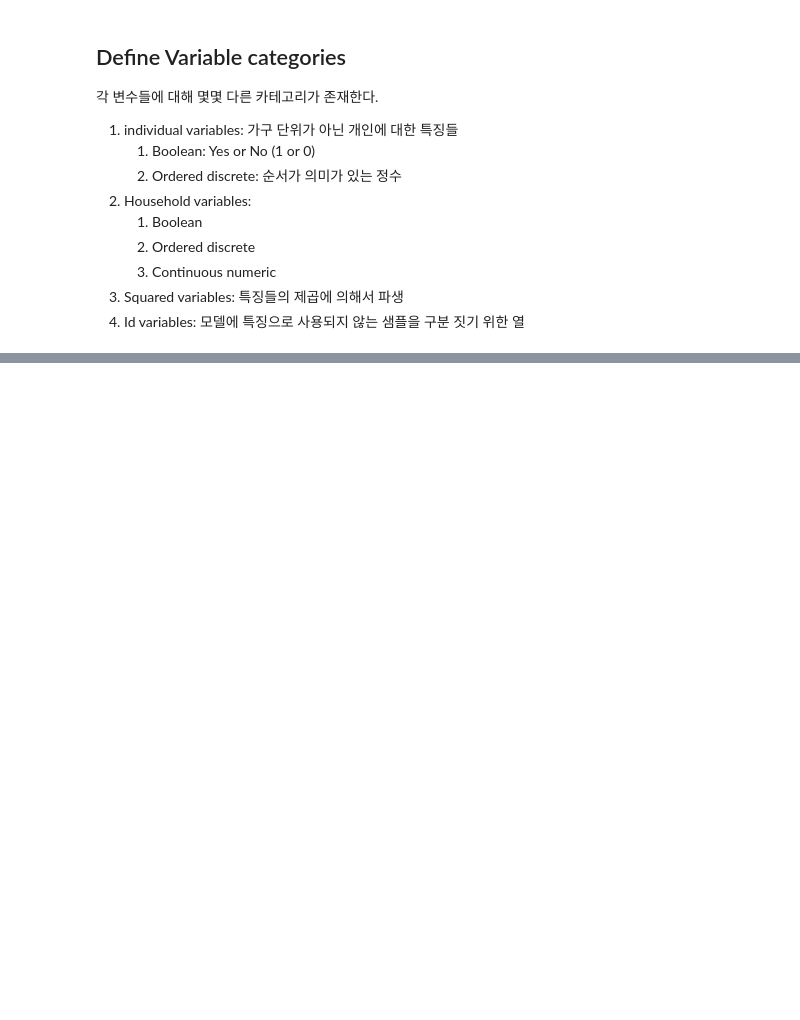
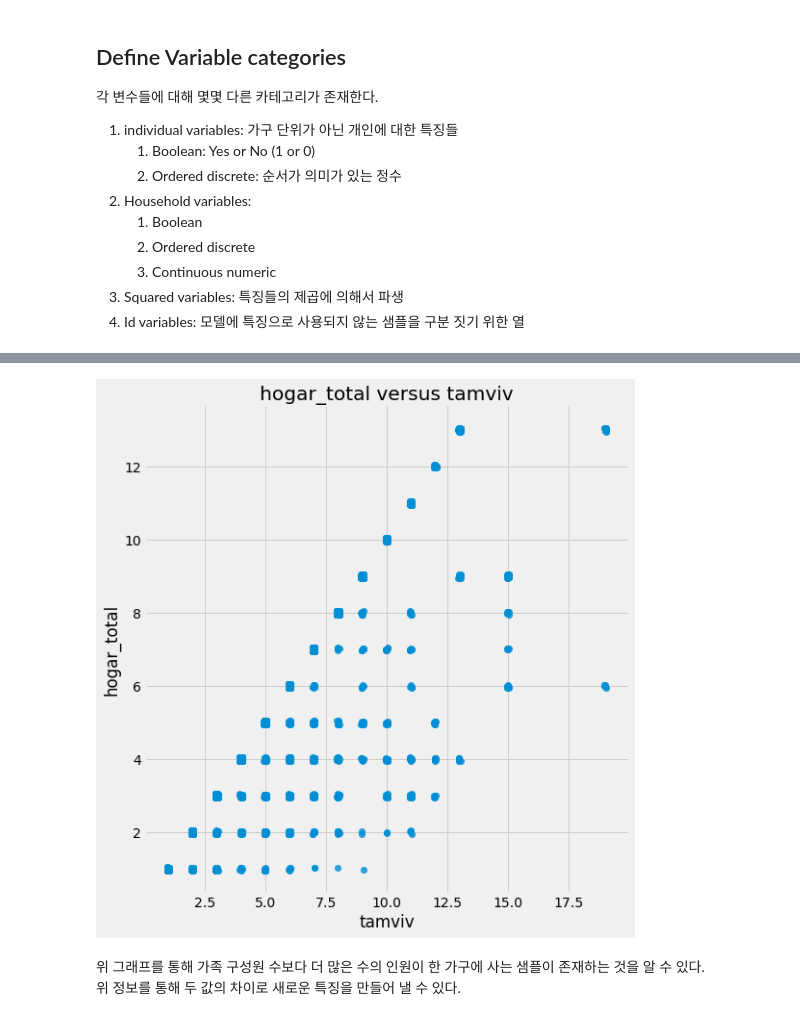
Before and after one commit to HyeonGeunY/costa-rican, a Jupyter notebook: notebooks/A_Complete_Introduction_and_Walkthrough.ipynb, the cells around one changed output, grey strips where cells are left out. Cells and saved outputs as stored; diff of their text form; code cells hidden in the pictures; blank space fills up the shorter version.

```diff
--- a/notebooks/A_Complete_Introduction_and_Walkthrough.ipynb
+++ b/notebooks/A_Complete_Introduction_and_Walkthrough.ipynb
@@ -423,0 +532,7 @@ id_ = ["Id", "idhogar", "Target"]
+# %%
+lmplot(x='tamviv', y='hogar_total', df=data)
+# %% [output]
+[figure, added]
+# %% [markdown]
+위 그래프를 통해 가족 구성원 수보다 더 많은 수의 인원이 한 가구에 사는 샘플이 존재하는 것을 알 수 있다.
+위 정보를 통해 두 값의 차이로 새로운 특징을 만들어 낼 수 있다.
```
Also changed, not shown: parts of 117 cells of this notebook, 3 other files.
